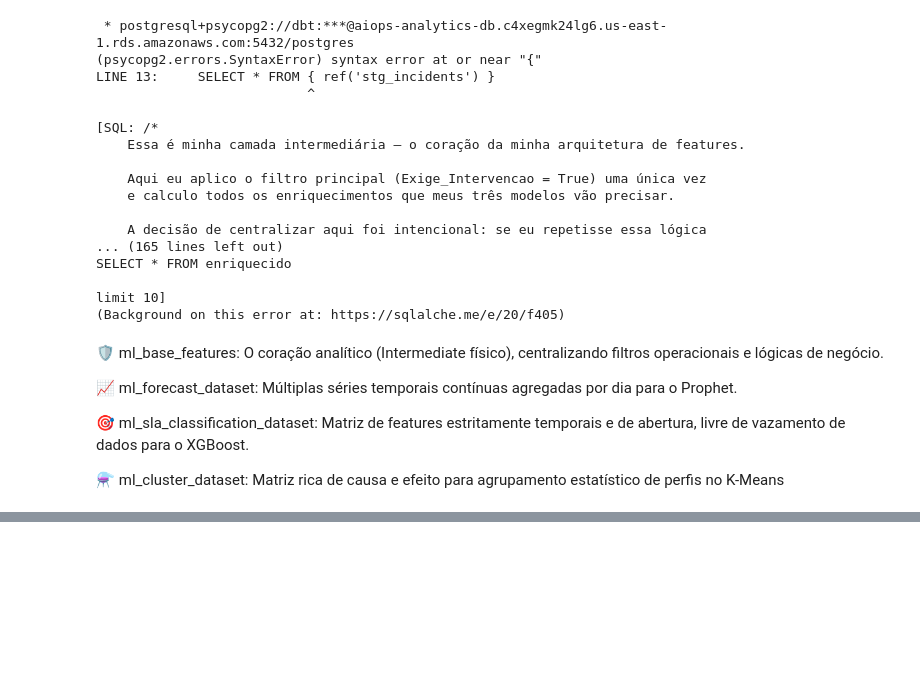
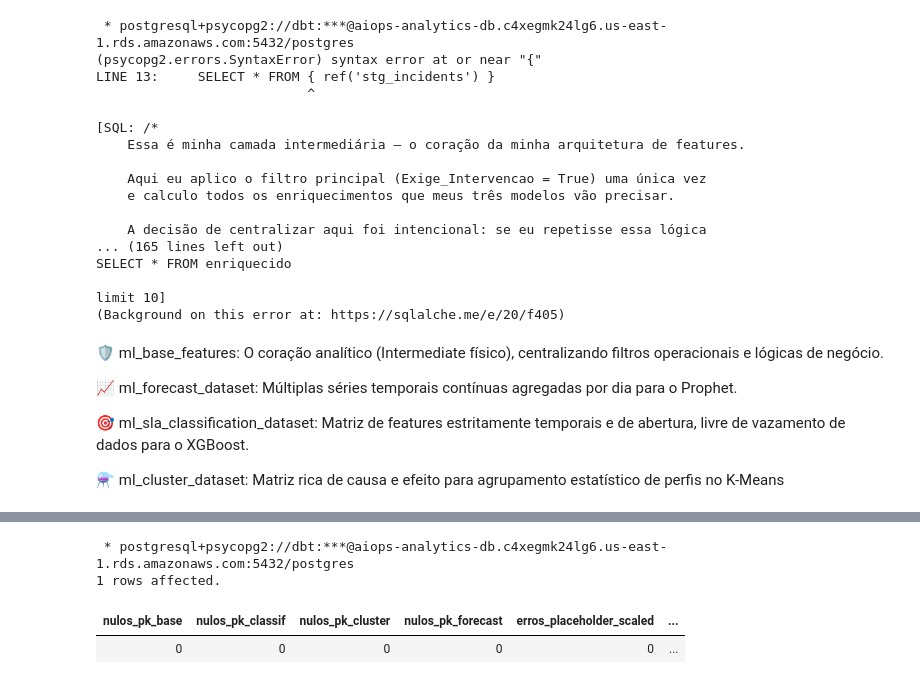
Before and after one commit to LucasBitte/aiops-locaweb-predictive-analytics, a Jupyter notebook: notebooks/03_dbt_star_schema_ml_marts.ipynb, the cells around one changed output, grey strips where cells are left out. Cells and saved outputs as stored; diff of their text form; code cells hidden in the pictures; blank space fills up the shorter version.

```diff
--- a/notebooks/03_dbt_star_schema_ml_marts.ipynb
+++ b/notebooks/03_dbt_star_schema_ml_marts.ipynb
@@ -1352,0 +1430,20 @@ limit 10]
+# %%
+%%sql
+-- ─────────────────────────────────────────────────────────────
+-- 4. CHECAGEM DE INTEGRIDADE DE CHAVES (QUALIDADE DO DADO)
+-- ─────────────────────────────────────────────────────────────
+SELECT
+    -- Valida nulos nas chaves primárias
+    (SELECT COUNT(*) FROM dbt_dev_dbt_dev.ml_base_features WHERE incident_id IS NULL) AS nulos_pk_base,
+    (SELECT COUNT(*) FROM dbt_dev_dbt_dev.ml_sla_classification_dataset WHERE incident_id IS NULL) AS nulos_pk_classif,
+    (SELECT COUNT(*) FROM dbt_dev_dbt_dev.ml_cluster_dataset WHERE incident_id IS NULL) AS nulos_pk_cluster,
+    (SELECT COUNT(*) FROM dbt_dev_dbt_dev.ml_forecast_dataset WHERE data_abertura IS NULL) AS nulos_pk_forecast,
+
+    -- Valida se os placeholders do Python na clusterização estão limpos (NULL)
+    (SELECT COUNT(*) FROM dbt_dev_dbt_dev.ml_cluster_dataset WHERE duracao_horas_scaled IS NOT NULL) AS erros_placeholder_scaled,
+    (SELECT COUNT(*) FROM dbt_dev_dbt_dev.ml_cluster_dataset WHERE cluster_id IS NOT NULL) AS erros_placeholder_cluster_id;
+# %% [output]
+ * postgresql+psycopg2://dbt:***@aiops-analytics-db.c4xegmk24lg6.us-east-1.rds.amazonaws.com:5432/postgres
+1 rows affected.
+| nulos_pk_base | nulos_pk_classif | nulos_pk_cluster | nulos_pk_forecast | erros_placeholder_scaled | ... |
+| 0 | 0 | 0 | 0 | 0 | ... |
```
Also changed, not shown: parts of 4 cells of this notebook.
